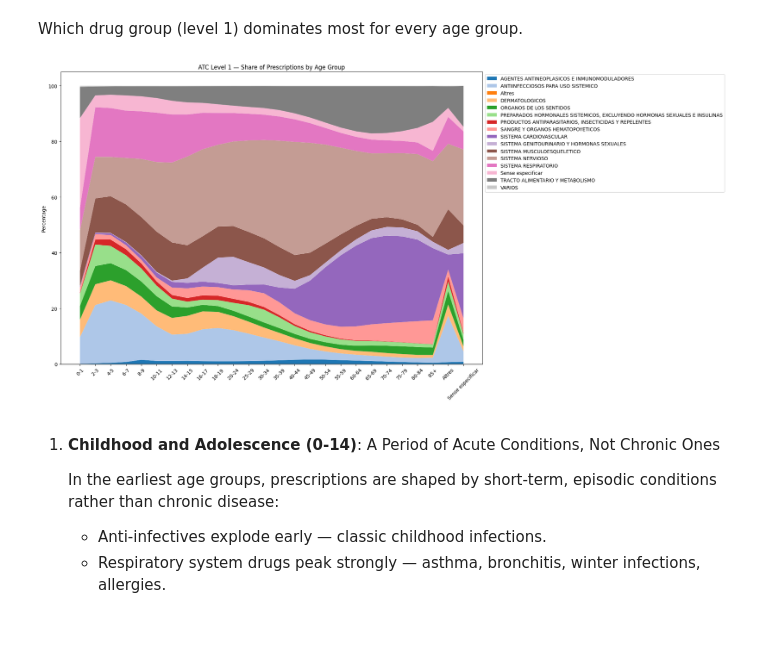
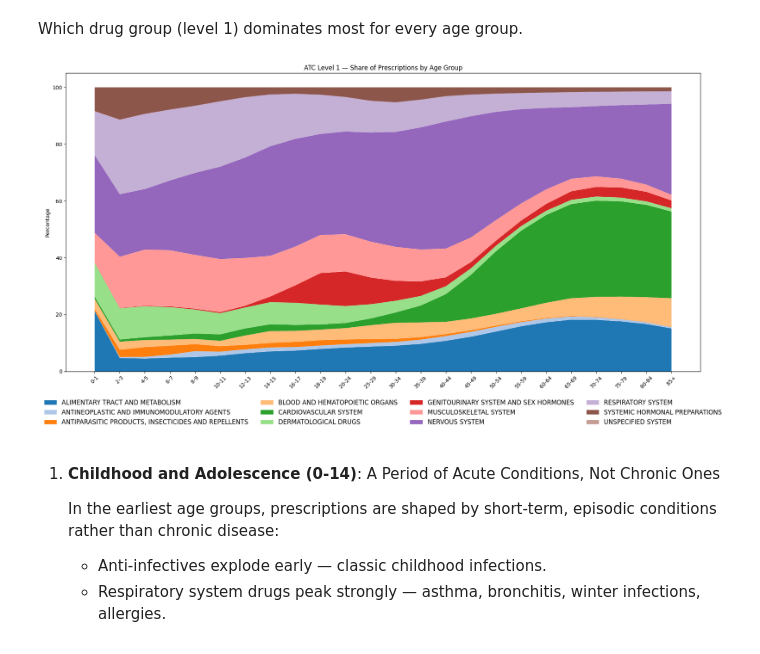
Before and after one commit to GerardArgany/AVBD_Medical_Receipts, a Jupyter notebook: analysis/initial_prescriptions_analyses.ipynb, the cells around one changed output. Cells and saved outputs as stored; diff of their text form; code cells hidden in the pictures.

```diff
--- a/analysis/initial_prescriptions_analyses.ipynb
+++ b/analysis/initial_prescriptions_analyses.ipynb
@@ -9,7 +9,7 @@ pd.set_option("display.width", 140)
 # %% [markdown]
 ## Load data
 # %%
-CSV_PATH = "./data/data_clean.csv"
+CSV_PATH = "../data/data_clean.csv"
 # %%
 df = pd.read_csv(CSV_PATH)
 # %% [markdown]
@@ -150,32 +181,53 @@ Which drug group (level 1) dominates most for every age group.
+# %%
+# Start from a copy without Altres / Sense especificar rows
+df2 = df[~df["grup d'edat"].isin(["Altres", "Sense especificar"])].copy()
+
+# If it's categorical, drop the unused categories
+if hasattr(df2["grup d'edat"], "cat"):
+    df2["grup d'edat"] = df2["grup d'edat"].cat.remove_categories(["Altres", "Sense especificar"])
 # %%
 # Aggregate by age × level 1
 lvl1_by_age = (
-    df.groupby(["grup d'edat", "grup ATC nivell 1"])["nombre de receptes"]
+    # df2.groupby(["grup d'edat", "grup ATC nivell 1"])["nombre de receptes"]
+
+    df2.groupby(["grup d'edat", "ATC1_ENGLISH"])["nombre de receptes"]
     .sum()
     .unstack(fill_value=0)
-    .loc[df["grup d'edat"].cat.categories]  # ensure ordering
+    .loc[df2["grup d'edat"].cat.categories]  # ensure ordering
 )
 
 # Normalize to percentage per age
 lvl1_pct = lvl1_by_age.div(lvl1_by_age.sum(axis=1), axis=0) * 100
 
 colors = sns.color_palette("tab20", n_colors=len(lvl1_pct.columns))
 
 plt.figure(figsize=(20,10))
 plt.stackplot(
     lvl1_pct.index,
     lvl1_pct.T,
     colors=colors,
     labels=lvl1_pct.columns,
 )
-plt.legend(loc="upper left", bbox_to_anchor=(1,1))
 plt.ylabel("Percentage")
 plt.title("ATC Level 1 — Share of Prescriptions by Age Group")
 plt.xticks(rotation=45)
+
+# plt.legend(loc="upper left", bbox_to_anchor=(1,1))
+# Legend directly below title
+legend = plt.legend(
+    loc="upper center",
+    bbox_to_anchor=(0.5, -0.075),  # adjust vertical spacing
+    ncol=4,                      # number of columns (change if many labels)
+    frameon=False,
+    fontsize=12,
+)
+
 plt.tight_layout()
+# plt.savefig("aggregated_atc_level1_per_age_group.pdf", format="pdf", dpi=300, bbox_inches="tight")
+
 plt.show()
 # %% [output]
-[figure, old version]
+[figure, new version]
 # %% [markdown]
 1. **Childhood and Adolescence (0-14)**: A Period of Acute Conditions, Not Chronic Ones
 
```
Also changed, not shown: parts of 6 cells of this notebook, 2 other files.
